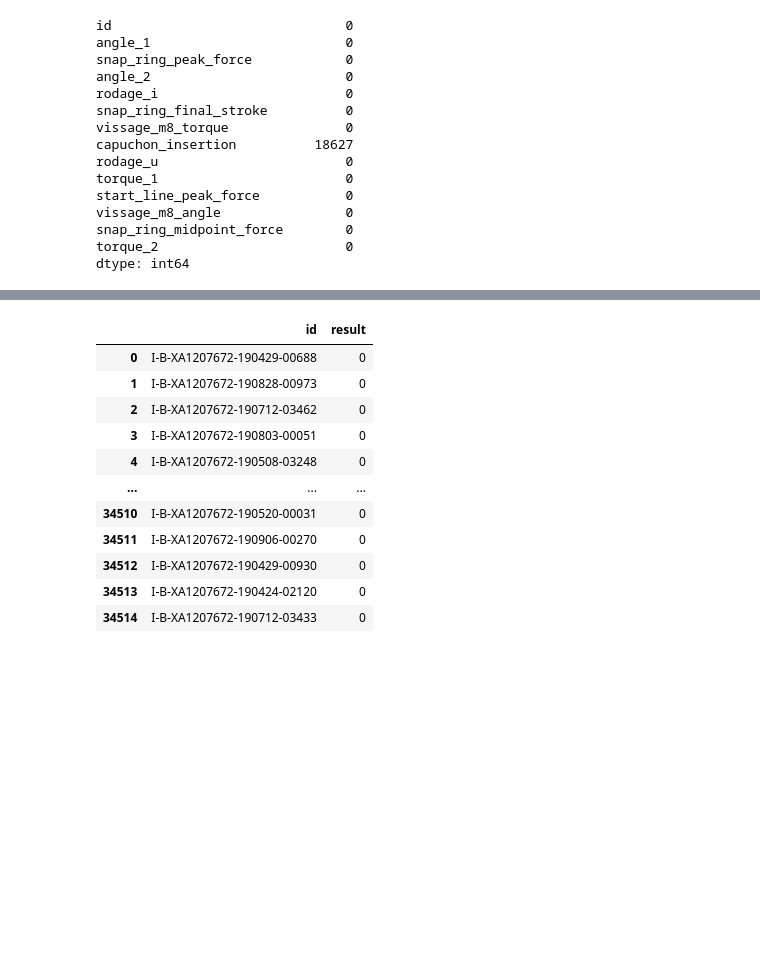
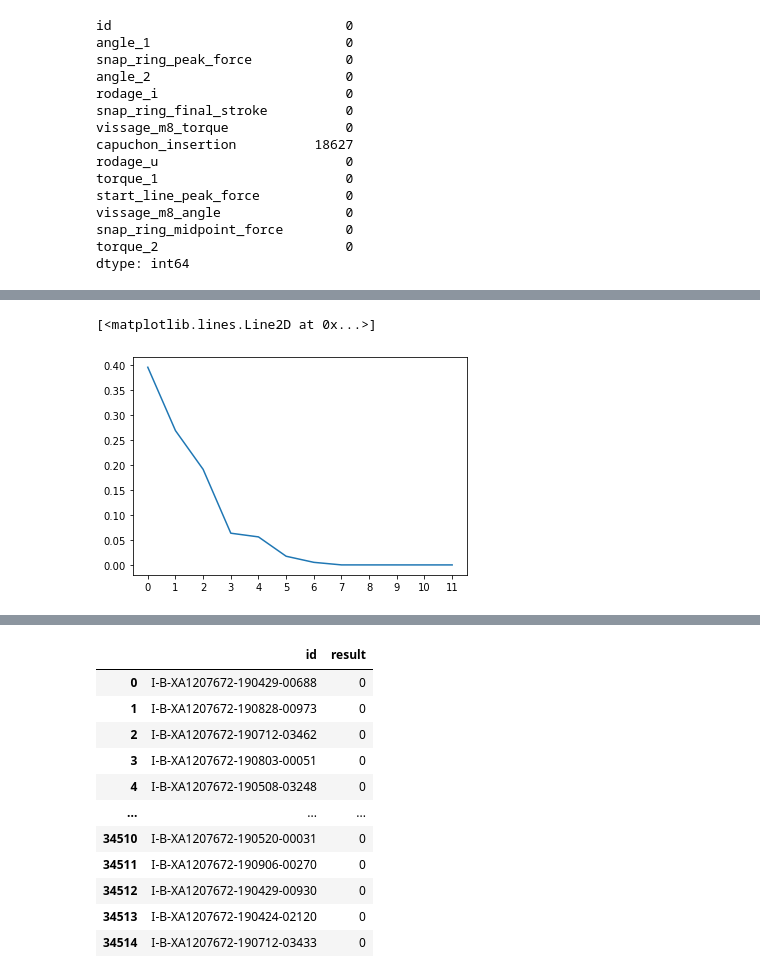
Before and after one commit to FABallemand/DefectPredictionOnProductionLines, a Jupyter notebook: data_analysis/data_analysis.ipynb, the cells around one changed output, grey strips where cells are left out. Cells and saved outputs as stored; diff of their text form; code cells hidden in the pictures; blank space fills up the shorter version.

```diff
--- a/data_analysis/data_analysis.ipynb
+++ b/data_analysis/data_analysis.ipynb
@@ -99,0 +128,11 @@ $$
+# %%
+train_input_pca = train_input.copy() # Deep copy
+train_input_pca = train_input_pca[train_input_pca.columns[~train_input_pca.columns.isin(["id", "capuchon_insertion"])]]
+pca = PCA()
+pca.fit(train_input_pca)
+pca.explained_variance_ratio_
+plt.xticks(range(12))
+plt.plot(range(12), pca.explained_variance_ratio_)
+# %% [output]
+[<matplotlib.lines.Line2D at 0x...>]
+[figure, added]
```
Also changed, not shown: parts of 14 cells of this notebook.
